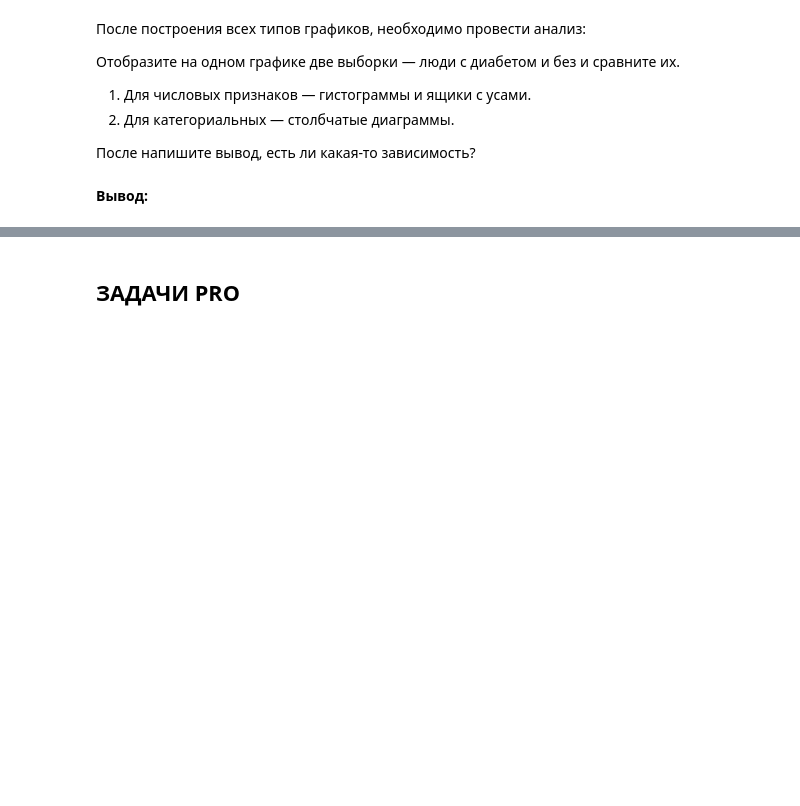
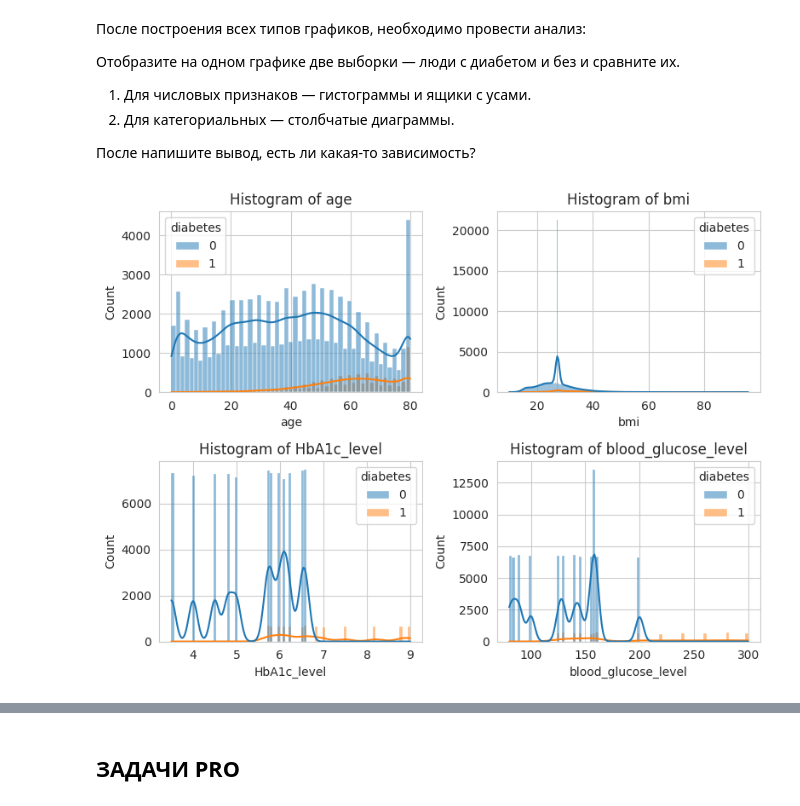
Before and after one commit to MariaAltisheva/DS, a Jupyter notebook: visual/HW_1_5_PRO_for_stud.ipynb, the cells around one changed output, grey strips where cells are left out. Cells and saved outputs as stored; diff of their text form; code cells hidden in the pictures; blank space fills up the shorter version.

Commit message:
Visualization

```diff
--- a/visual/HW_1_5_PRO_for_stud.ipynb
+++ b/visual/HW_1_5_PRO_for_stud.ipynb
@@ -340,2 +338,14 @@ plt.show()
-# %% [markdown]
-**Вывод:**
+# %%
+# гистограммы для числовых признаков
+numerical_features = ['age', 'bmi', 'HbA1c_level', 'blood_glucose_level']
+fig, axes = plt.subplots(nrows=2, ncols=2, figsize=(8, 6))
+axes = axes.flatten()
+
+for i, feature in enumerate(numerical_features):
+    sns.histplot(data=df, x=feature, hue='diabetes', kde=True, ax=axes[i])
+    axes[i].set_title(f'Histogram of {feature}')
+
+plt.tight_layout()
+plt.show()
+# %% [output]
+[figure, added]
```
Also changed, not shown: parts of 4 cells of this notebook.
